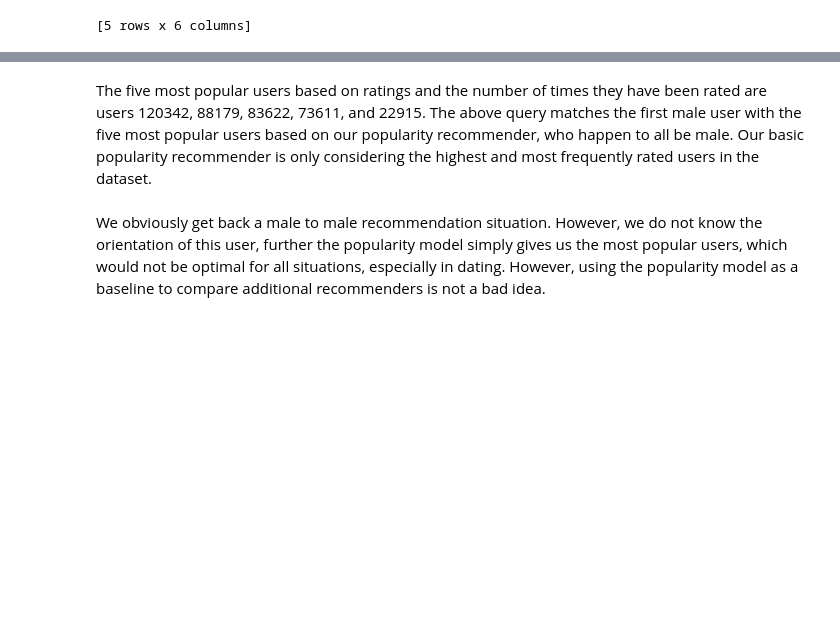
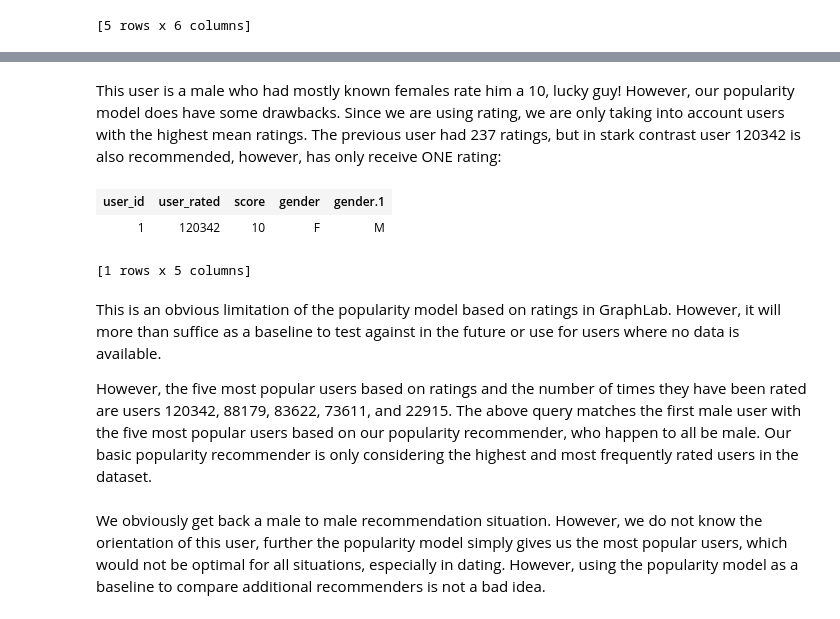
Before and after one commit to mg826/Data_Mining, a Jupyter notebook: Lab3_Dating_Recommender/Lab3_Recommender_Systems_Nichols_Matsunami_Smith.ipynb, the cells around one changed output, grey strips where cells are left out. Saved outputs shown, nothing was run; the diff lists cells and outputs as text; code cells hidden in the pictures; blank space fills up the shorter version.

Commit message:
cleaning up first part

```diff
--- a/Lab3_Dating_Recommender/Lab3_Recommender_Systems_Nichols_Matsunami_Smith.ipynb
+++ b/Lab3_Dating_Recommender/Lab3_Recommender_Systems_Nichols_Matsunami_Smith.ipynb
@@ -190,5 +210,15 @@ recs.sort('rank')
+# %% [markdown]
+This user is a male who had mostly known females rate him a 10, lucky guy! However, our popularity model does have some drawbacks. Since we are using rating, we are only taking into account users with the highest mean ratings. The previous user had 237 ratings, but in stark contrast user 120342 is also recommended, however, has only receive ONE rating:
+# %%
+ratings[ratings['user_rated'] == 120342].join(genders).join(genders, on={'user_rated':'user_id'})
+# %% [output]
+| user_id | user_rated | score | gender | gender.1 |
+| 1 | 120342 | 10 | F | M |
+[1 rows x 5 columns]
 # %% [markdown]
-The five most popular users based on ratings and the number of times they have been rated are users 120342, 88179, 83622, 73611, and 22915. The above query matches the first male user with the five most popular users based on our popularity recommender, who happen to all be male. Our basic popularity recommender is only considering the highest and most frequently rated users in the dataset.
+This is an obvious limitation of the popularity model based on ratings in GraphLab. However, it will more than suffice as a baseline to test against in the future or use for users where no data is available.
+
+However, the five most popular users based on ratings and the number of times they have been rated are users 120342, 88179, 83622, 73611, and 22915. The above query matches the first male user with the five most popular users based on our popularity recommender, who happen to all be male. Our basic popularity recommender is only considering the highest and most frequently rated users in the dataset.
 # %% [markdown]
 We obviously get back a male to male recommendation situation. However, we do not know the orientation of this user, further the popularity model simply gives us the most popular users, which would not be optimal for all situations, especially in dating. However, using the popularity model as a baseline to compare additional recommenders is not a bad idea.
 # %%
```
Also changed, not shown: parts of 5 cells of this notebook.
